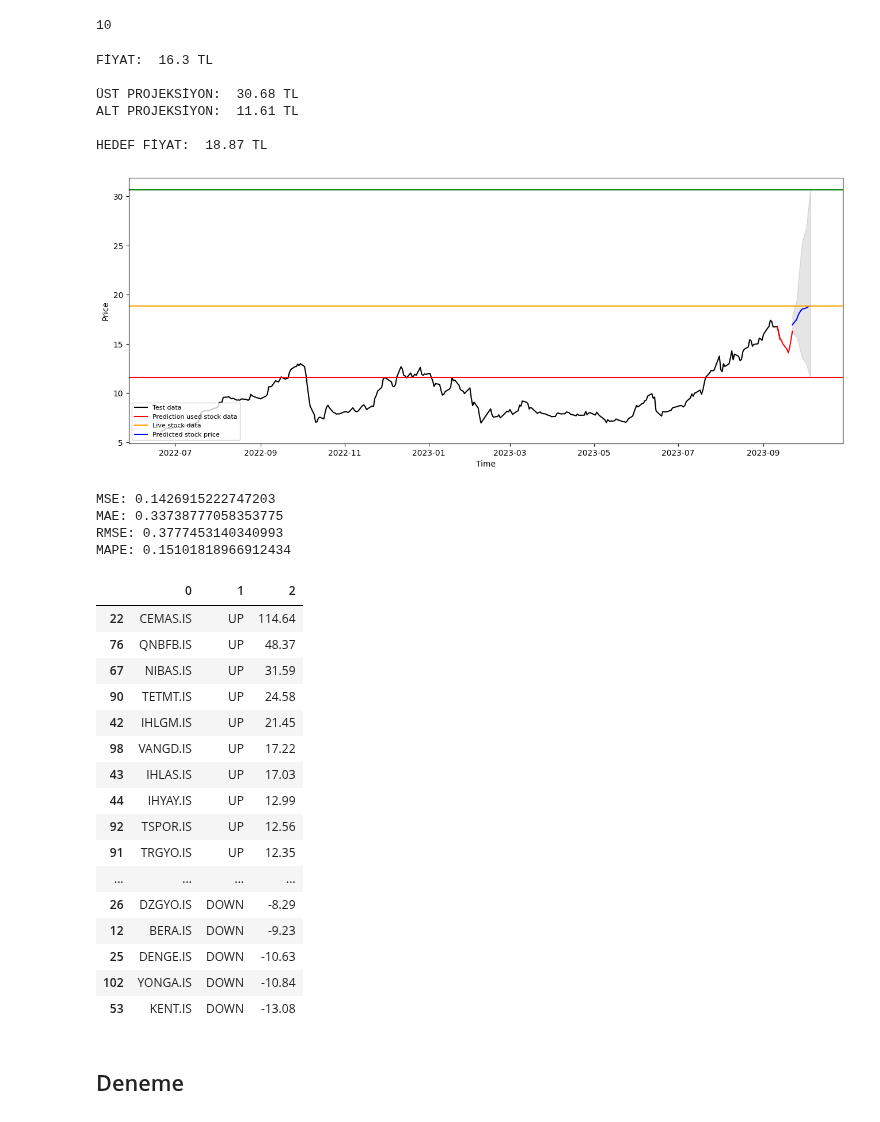
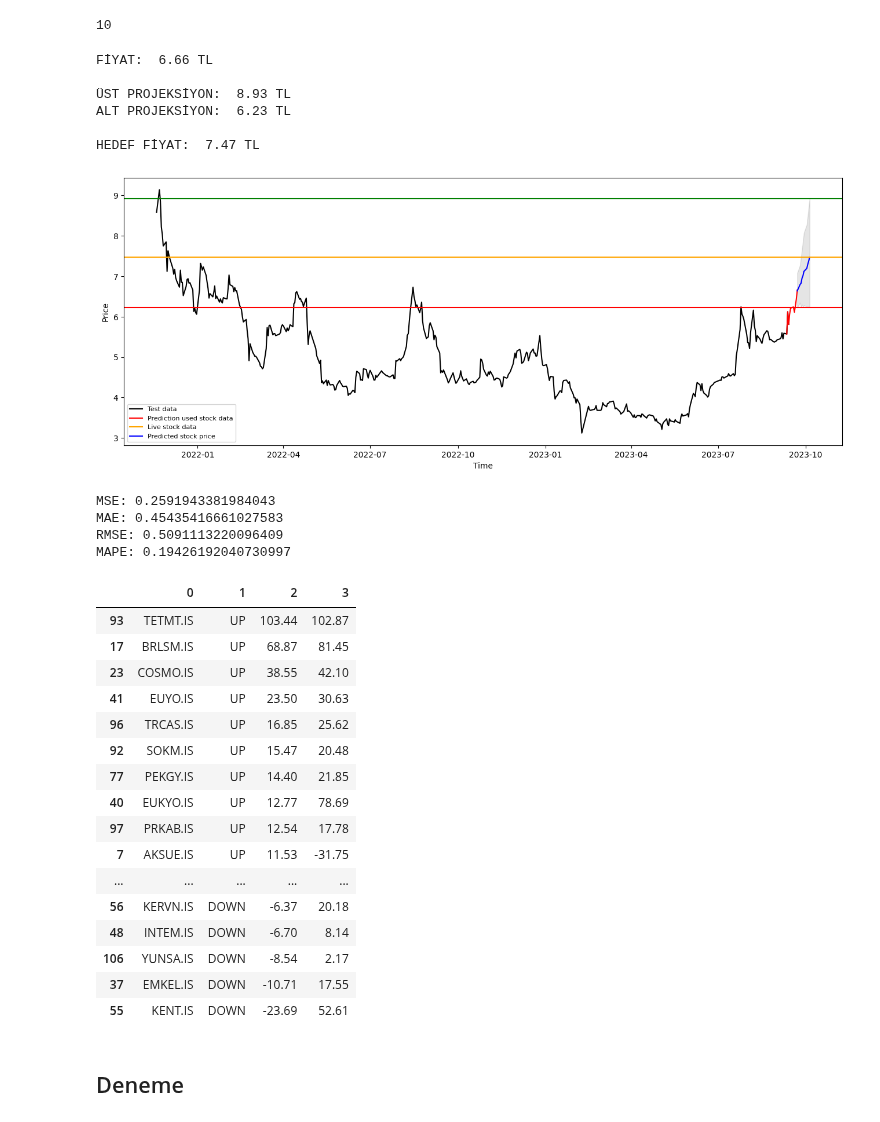
Before and after one commit to erendagasan/Eren-Dagasan-Personal, a Jupyter notebook: ARIMA-14.09.2023.ipynb, the cells around one changed output. Cells and saved outputs as stored; diff of their text form; code cells hidden in the pictures.

```diff
--- a/ARIMA-14.09.2023.ipynb
+++ b/ARIMA-14.09.2023.ipynb
@@ -18,7 +18,7 @@ import math
 import yfinance as yf
 pd.set_option('display.max_rows', 200)
 
-stock = "INFO.IS"
+stock = "thyao.IS"
 
 dateparse = lambda dates: pd.datetime.strptime(dates, '%Y-%m-%d')
 stock_data = yf.download(stock, start="2006-01-01", end="2023-09-14")
@@ -65,8 +64,8 @@ Best ARIMA Order: (1, 1, 0)
 from statsmodels.tsa.arima.model import ARIMA
 from datetime import datetime, timedelta
 
-start="2023-09-11"
-end="2023-09-23"
+start="2023-08-01"
+end="2023-08-15"
 
 stock_data = yf.download(stock, start=start, end=end, progress=False)
 new_date_index = stock_data.index + pd.Timedelta(days=(pd.Timestamp(end)-pd.Timestamp(start)+pd.Timedelta(1)).days)
@@ -141,13 +140,13 @@ plt.ylabel('Price')
 plt.legend(loc='lower left', fontsize=8)
 plt.show()
 # %% [output]
-FİYAT:  16.3 TL
+FİYAT:  6.66 TL
 
-ÜST PROJEKSİYON:  30.68 TL
-ALT PROJEKSİYON:  11.61 TL
+ÜST PROJEKSİYON:  8.93 TL
+ALT PROJEKSİYON:  6.23 TL
 
-HEDEF FİYAT:  18.87 TL
+HEDEF FİYAT:  7.47 TL
-[figure, old version]
+[figure, new version]
 # %%
 model = ARIMA(train_data, order=best_order)
 fitted = model.fit()
@@ -189,10 +188,10 @@ print('RMSE: '+str(rmse))
 mape = np.mean(np.abs(fc.to_numpy() - test_data)/np.abs(test_data))
 print('MAPE: '+str(mape))
 # %% [output]
-MSE: 0.1426915222747203
-MAE: 0.33738777058353775
-RMSE: 0.3777453140340993
-MAPE: 0.15101818966912434
+MSE: 0.2591943381984043
+MAE: 0.45435416661027583
+RMSE: 0.5091113220096409
+MAPE: 0.19426192040730997
 # %%
 import requests
 from bs4 import BeautifulSoup
@@ -292,54 +291,56 @@ order_df = pd.read_excel("XUTUM_ORDERS.xls")
 result_df = pd.DataFrame()
 
 for stock in order_df["STOCK"].unique():
   #print(stock)
   best_order = order_df[order_df["STOCK"] == stock]["BEST ORDER"]
-  start="2023-09-11"
-  end="2023-09-23"
+  start="2023-08-01"
+  end="2023-08-15"
 
   stock_data = yf.download(stock, start=start, end=end, progress=False)
   new_date_index = stock_data.index + pd.Timedelta(days=(pd.Timestamp(end)-pd.Timestamp(start)+pd.Timedelta(1)).days)
 
   model = ARIMA(np.log(stock_data["Close"]), order=ast.literal_eval(best_order.values[0]))
   fitted = model.fit()
 
   forecast_results = fitted.get_forecast(steps=len(stock_data), alpha=0.05)
 
   fc = forecast_results.predicted_mean
   conf = forecast_results.conf_int()
 
   fc_series = pd.Series(fc, index=stock_data.index)
   lower_series = pd.DataFrame([new_date_index, conf.iloc[:, 0]]).T
 
   last_predict = np.exp(fc.iloc[-1])
   first_predict = np.exp((fc.iloc[0]))
 
+  period_change = round(((stock_data["Close"].iloc[-1] - stock_data["Close"].iloc[0]) / stock_data["Close"].iloc[0]) * 100, 2)
+
   if (last_predict > ((first_predict) + ((first_predict)*0.5/100))):
-    result_df = pd.concat([result_df, pd.DataFrame([[stock, "UP", round(((last_predict - first_predict) / first_predict) * 100, 2)]])])
+    result_df = pd.concat([result_df, pd.DataFrame([[stock, "UP", round(((last_predict - first_predict) / first_predict) * 100, 2), period_change]])])
   if ((last_predict + (last_predict*0.5/100)) < (first_predict)):
-    result_df = pd.concat([result_df, pd.DataFrame([[stock, "DOWN", round(((last_predict - first_predict) / first_predict) * 100, 2)]])])
+    result_df = pd.concat([result_df, pd.DataFrame([[stock, "DOWN", round(((last_predict - first_predict) / first_predict) * 100, 2), period_change]])])
 
 result_df.reset_index(drop=True, inplace=True)
 result_df = result_df.sort_values(by=2, ascending=False)
 result_df
 # %% [output]
-|  | 0 | 1 | 2 |
-| 22 | CEMAS.IS | UP | 114.64 |
-| 76 | QNBFB.IS | UP | 48.37 |
-| 67 | NIBAS.IS | UP | 31.59 |
-| 90 | TETMT.IS | UP | 24.58 |
-| 42 | IHLGM.IS | UP | 21.45 |
-| 98 | VANGD.IS | UP | 17.22 |
-| 43 | IHLAS.IS | UP | 17.03 |
-| 44 | IHYAY.IS | UP | 12.99 |
-| 92 | TSPOR.IS | UP | 12.56 |
-| 91 | TRGYO.IS | UP | 12.35 |
-| ... | ... | ... | ... |
-| 26 | DZGYO.IS | DOWN | -8.29 |
-| 12 | BERA.IS | DOWN | -9.23 |
-| 25 | DENGE.IS | DOWN | -10.63 |
-| 102 | YONGA.IS | DOWN | -10.84 |
-| 53 | KENT.IS | DOWN | -13.08 |
+|  | 0 | 1 | 2 | 3 |
+| 93 | TETMT.IS | UP | 103.44 | 102.87 |
+| 17 | BRLSM.IS | UP | 68.87 | 81.45 |
+| 23 | COSMO.IS | UP | 38.55 | 42.10 |
+| 41 | EUYO.IS | UP | 23.50 | 30.63 |
+| 96 | TRCAS.IS | UP | 16.85 | 25.62 |
+| 92 | SOKM.IS | UP | 15.47 | 20.48 |
+| 77 | PEKGY.IS | UP | 14.40 | 21.85 |
+| 40 | EUKYO.IS | UP | 12.77 | 78.69 |
+| 97 | PRKAB.IS | UP | 12.54 | 17.78 |
+| 7 | AKSUE.IS | UP | 11.53 | -31.75 |
+| ... | ... | ... | ... | ... |
+| 56 | KERVN.IS | DOWN | -6.37 | 20.18 |
+| 48 | INTEM.IS | DOWN | -6.70 | 8.14 |
+| 106 | YUNSA.IS | DOWN | -8.54 | 2.17 |
+| 37 | EMKEL.IS | DOWN | -10.71 | 17.55 |
+| 55 | KENT.IS | DOWN | -23.69 | 52.61 |
 # %% [markdown]
 ## Deneme
 # %%
```
Also changed, not shown: parts of 1 cell of this notebook.
